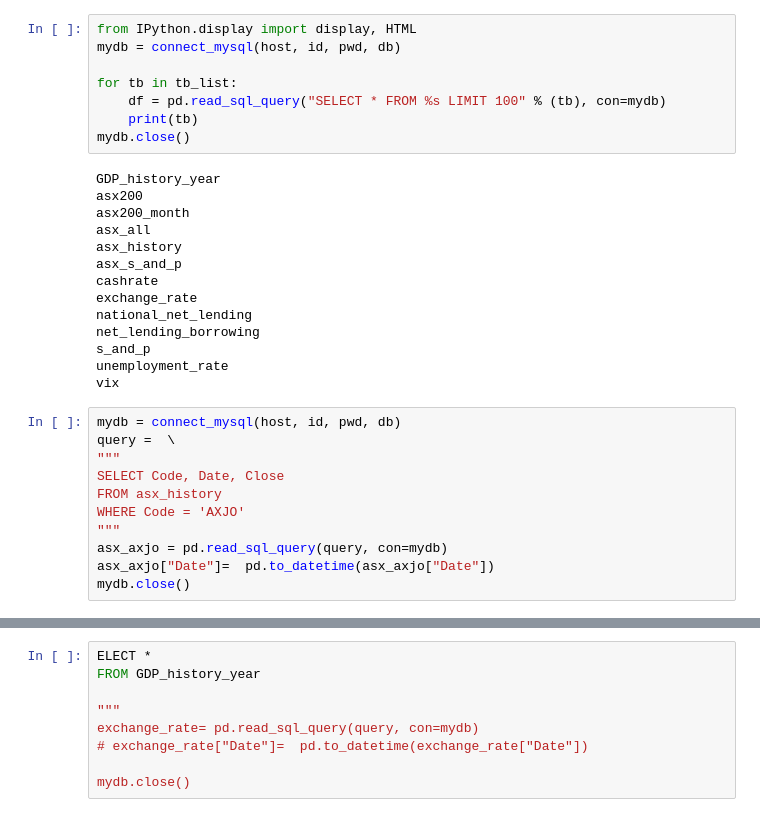
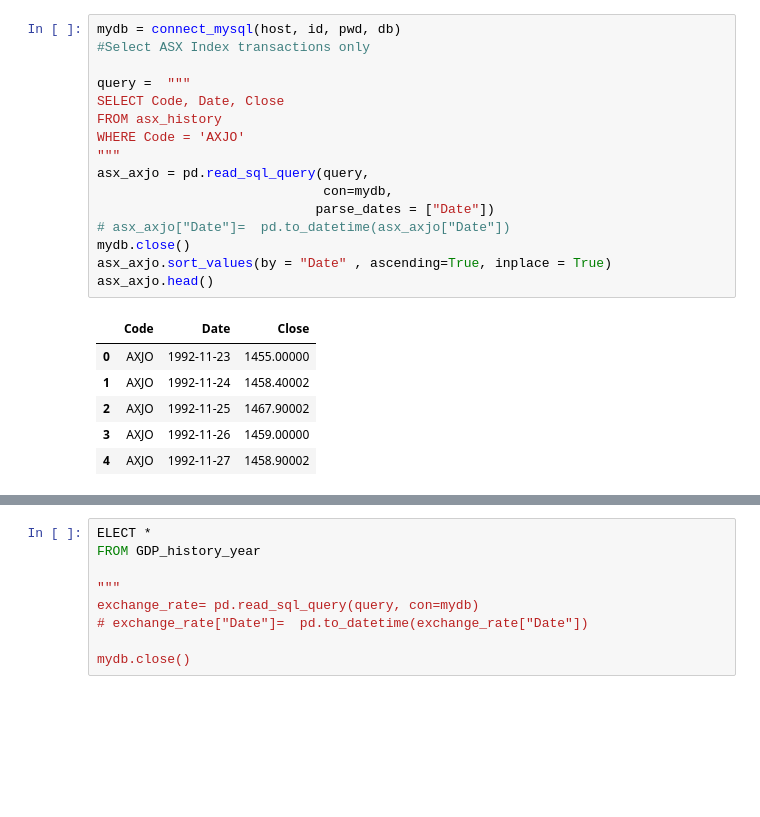
Before and after one commit to MDSI-AUG-2020-DSP/ASX, a Jupyter notebook: Exchange Rate.ipynb, the cells around one changed output, grey strips where cells are left out. Saved outputs shown, nothing was run; the diff lists cells and outputs as text; blank space fills up the shorter version.

```diff
--- a/DataExploration.ipynb
+++ b/Exchange Rate.ipynb
@@ -52,34 +31,24 @@ mydb.close()
-# %%
-from IPython.display import display, HTML
-mydb = connect_mysql(host, id, pwd, db)
-
-for tb in tb_list:
-    df = pd.read_sql_query("SELECT * FROM %s LIMIT 100" % (tb), con=mydb)
-    print(tb)
-mydb.close()
-# %% [output]
-GDP_history_year
-asx200
-asx200_month
-asx_all
-asx_history
-asx_s_and_p
-cashrate
-exchange_rate
-national_net_lending
-net_lending_borrowing
-s_and_p
-unemployment_rate
-vix
 # %%
 mydb = connect_mysql(host, id, pwd, db)
-query =  \
-"""
+#Select ASX Index transactions only
+
+query =  """
 SELECT Code, Date, Close
 FROM asx_history
 WHERE Code = 'AXJO'
 """
-asx_axjo = pd.read_sql_query(query, con=mydb)
-asx_axjo["Date"]=  pd.to_datetime(asx_axjo["Date"])
+asx_axjo = pd.read_sql_query(query,
+                             con=mydb,
+                            parse_dates = ["Date"])
+# asx_axjo["Date"]=  pd.to_datetime(asx_axjo["Date"])
 mydb.close()
+asx_axjo.sort_values(by = "Date" , ascending=True, inplace = True)
+asx_axjo.head()
+# %% [output]
+|  | Code | Date | Close |
+| 0 | AXJO | 1992-11-23 | 1455.00000 |
+| 1 | AXJO | 1992-11-24 | 1458.40002 |
+| 2 | AXJO | 1992-11-25 | 1467.90002 |
+| 3 | AXJO | 1992-11-26 | 1459.00000 |
+| 4 | AXJO | 1992-11-27 | 1458.90002 |
 # %%
```
Also changed, not shown: parts of 10 cells of this notebook, 1 other file.
